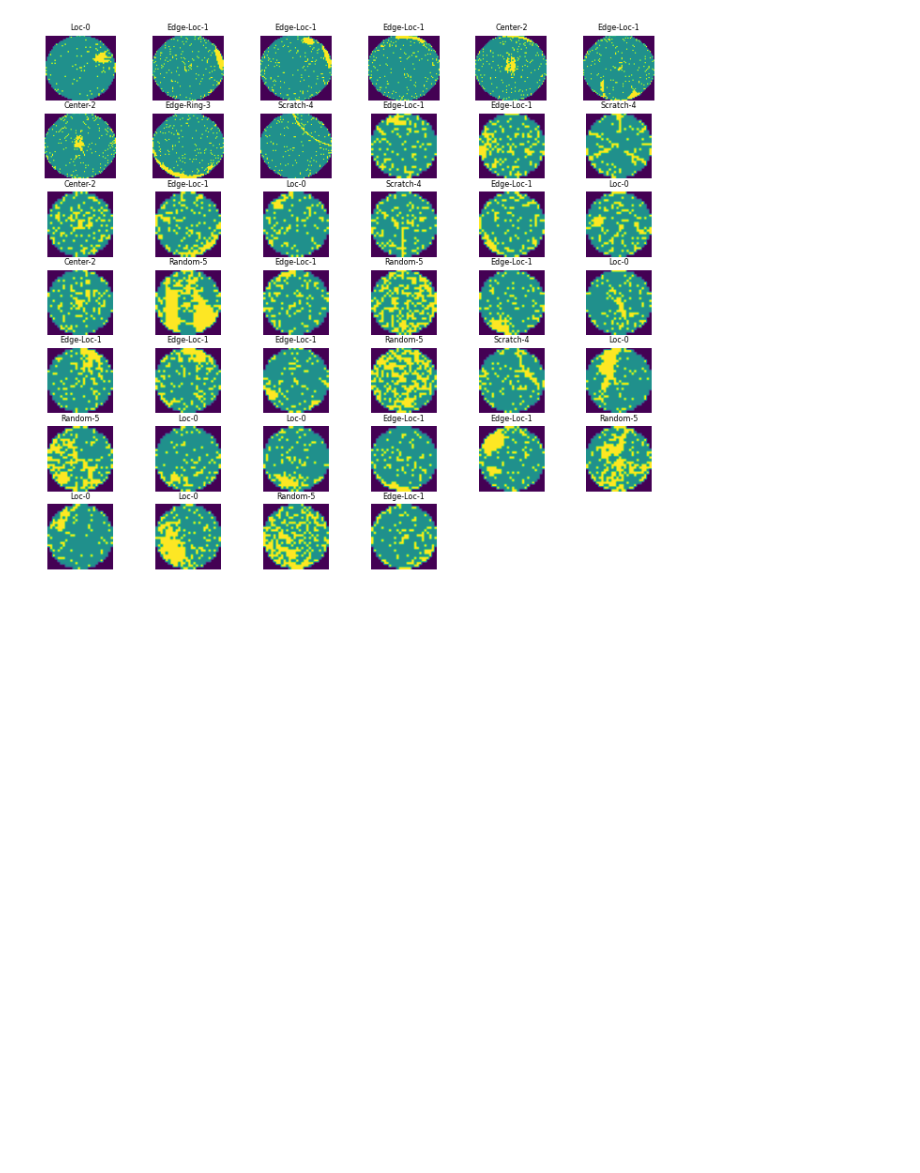
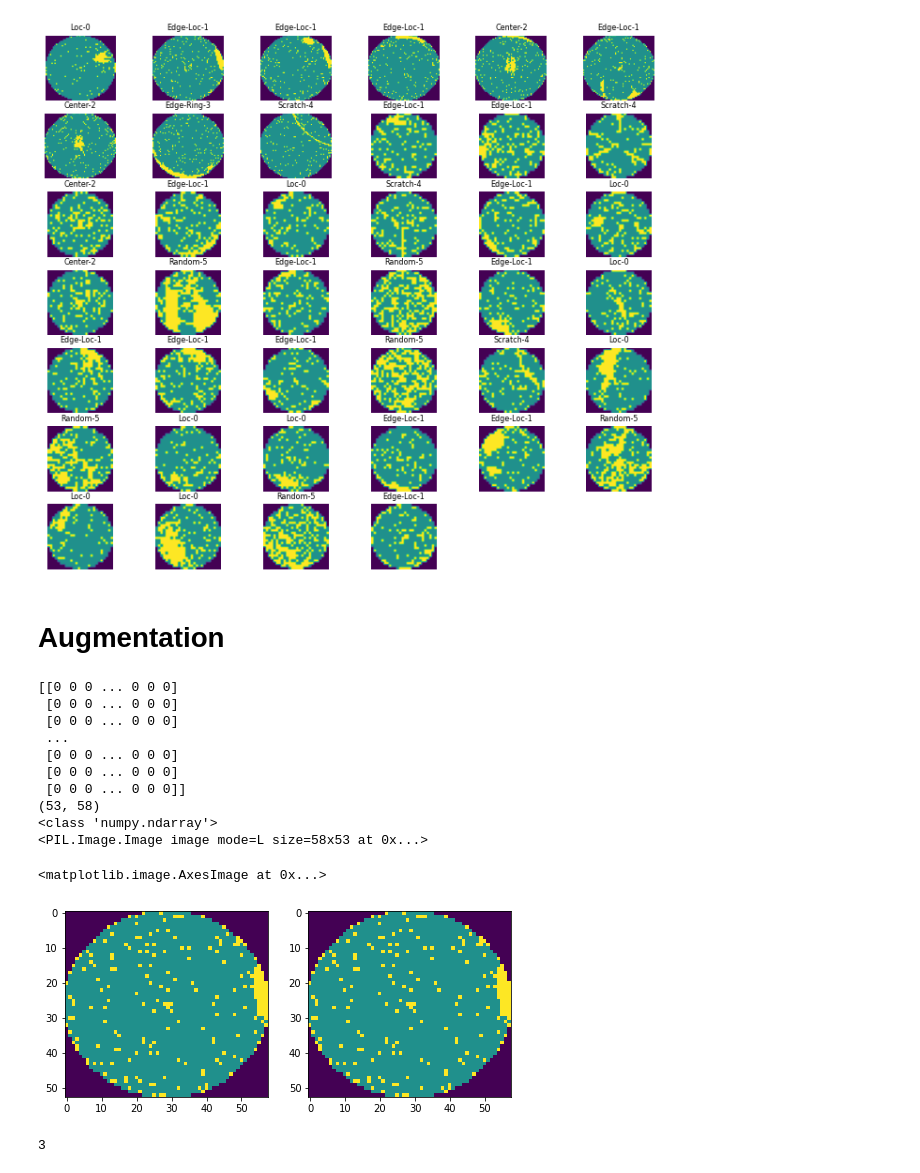
Before and after one commit to makkimaki/metric-learning, a Jupyter notebook: wm_811k_preprocess.ipynb, the cells around one changed output. Cells and saved outputs as stored; diff of their text form; code cells hidden in the pictures; blank space fills up the shorter version.

Commit message:
Update: data augmentation sample

```diff
--- a/wm_811k_preprocess.ipynb
+++ b/wm_811k_preprocess.ipynb
@@ -254,3 +245,40 @@ for i in range(batch_size):
     ax.set_title(f'{idx2class[str(X_valid["encoded_labels"][i])]}-{str(X_valid["encoded_labels"][i])}', fontsize=8)
 # %% [output]
 [figure]
+# %% [markdown]
+# Augmentation
+# %%
+import torchvision.transforms as T
+from PIL import Image
+
+
+array = X_train.iloc[0, 1]
+print(array)
+print(array.shape)
+print(type(array))
+
+array_image = Image.fromarray(array.astype(np.uint8))
+print(array_image)
+
+f, (ax1, ax2) = plt.subplots(1, 2, figsize=(8, 5))
+ax1.imshow(array)
+ax2.imshow(array_image)
+# %% [output]
+[[0 0 0 ... 0 0 0]
+ [0 0 0 ... 0 0 0]
+ [0 0 0 ... 0 0 0]
+ ...
+ [0 0 0 ... 0 0 0]
+ [0 0 0 ... 0 0 0]
+ [0 0 0 ... 0 0 0]]
+(53, 58)
+<class 'numpy.ndarray'>
+<PIL.Image.Image image mode=L size=58x53 at 0x...>
+<matplotlib.image.AxesImage at 0x...>
+[figure, added]
+# %%
+# rotation
+rotated_imgs = [T.RandomRotation(degrees=d)(array_image) for d in range(50, 151, 50)]
+print(len(rotated_imgs))
+# %% [output]
+3
```
Also changed, not shown: parts of 2 cells of this notebook.
